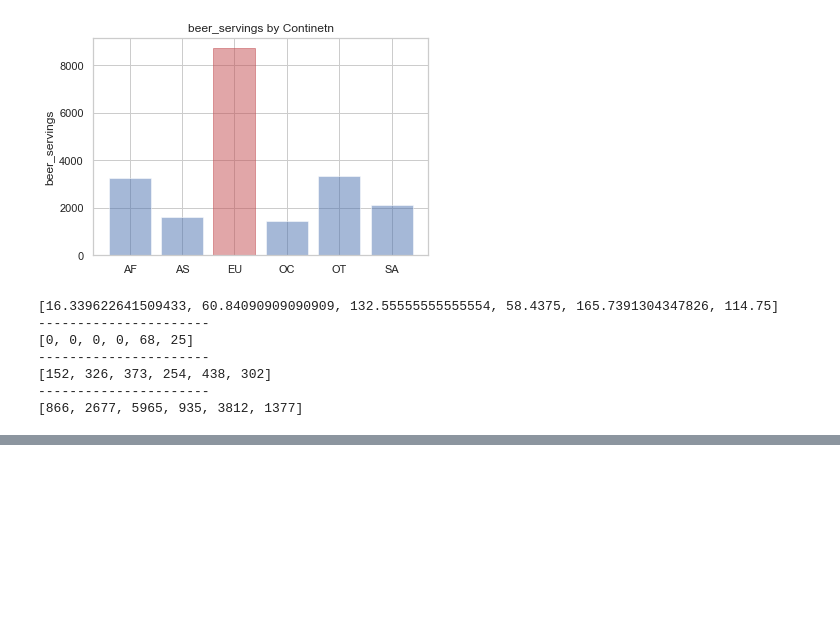
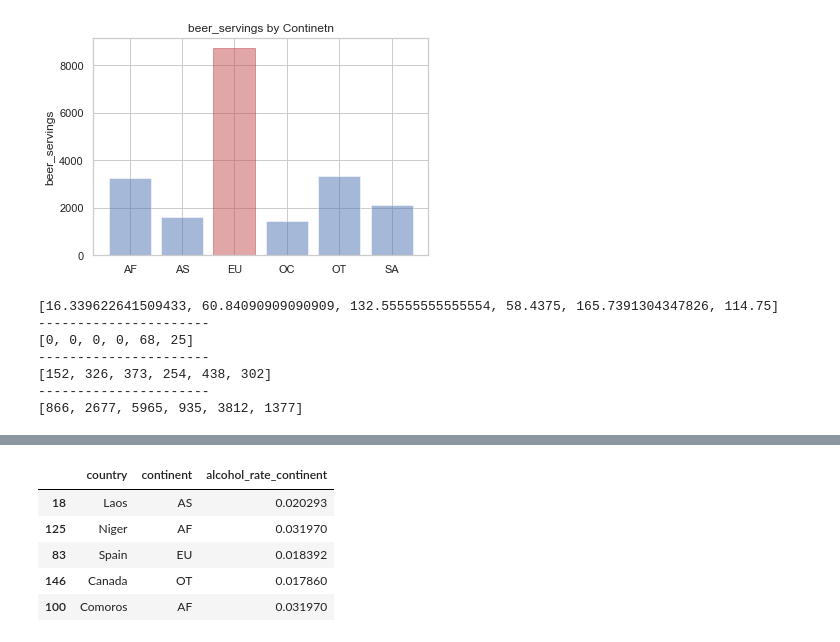
Before and after one commit to kellyshaprk/DataAnalysisExercise_Anaconda_Jupyter, a Jupyter notebook: drinking.ipynb, the cells around one changed output, grey strips where cells are left out. Cells and saved outputs as stored; diff of their text form; code cells hidden in the pictures; blank space fills up the shorter version.

```diff
--- a/drinking.ipynb
+++ b/drinking.ipynb
@@ -300,0 +411,19 @@ print(result['sum'].tolist())
+# %%
+# 대륙별 술 소비량 대비 알코올 비율
+continent_sum = drinks.groupby('continent').sum()
+continent_sum['alcohol_rate_continent'] = continent_sum['total_litres_of_pure_alcohol'] / \
+                                          continent_sum['total_servings']
+continent_sum = continent_sum.reset_index()
+continent_sum = continent_sum[['continent', 'alcohol_rate_continent']]
+
+drinks = pd.merge(drinks, continent_sum, on='continent', how='outer')
+
+
+drinks[['country', 'continent', 'alcohol_rate_continent']].sample(5).head()
+# %% [output]
+|  | country | continent | alcohol_rate_continent |
+| 18 | Laos | AS | 0.020293 |
+| 125 | Niger | AF | 0.031970 |
+| 83 | Spain | EU | 0.018392 |
+| 146 | Canada | OT | 0.017860 |
+| 100 | Comoros | AF | 0.031970 |
```
Also changed, not shown: parts of 9 cells of this notebook.
